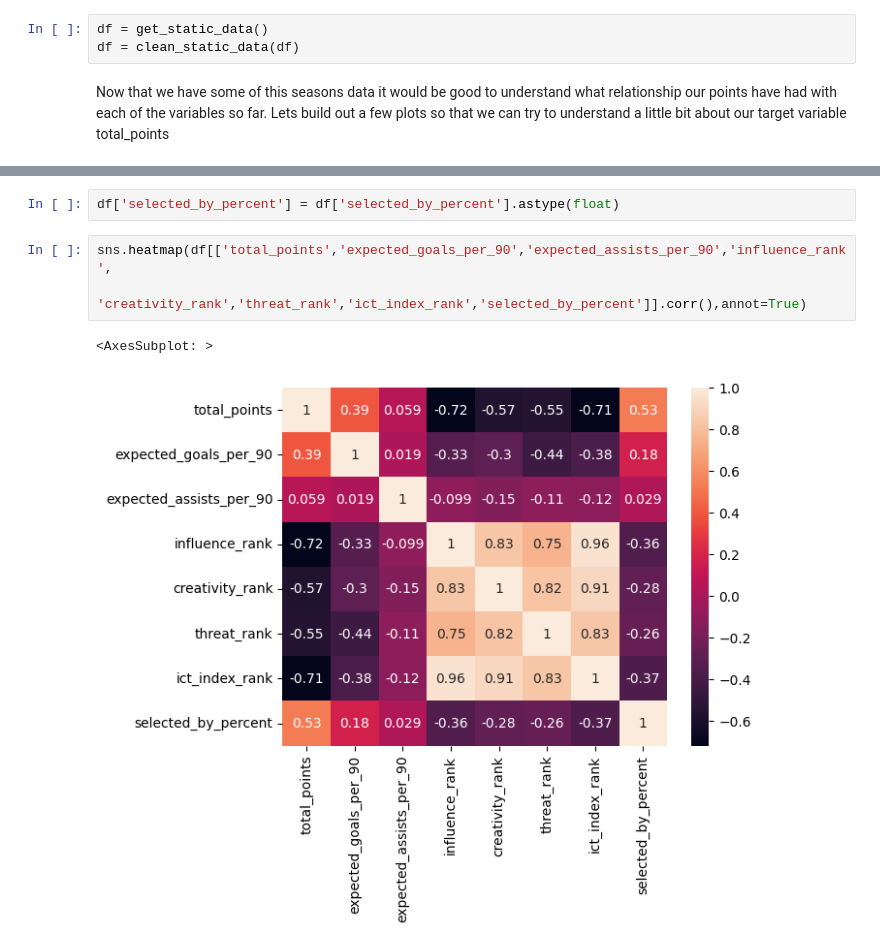
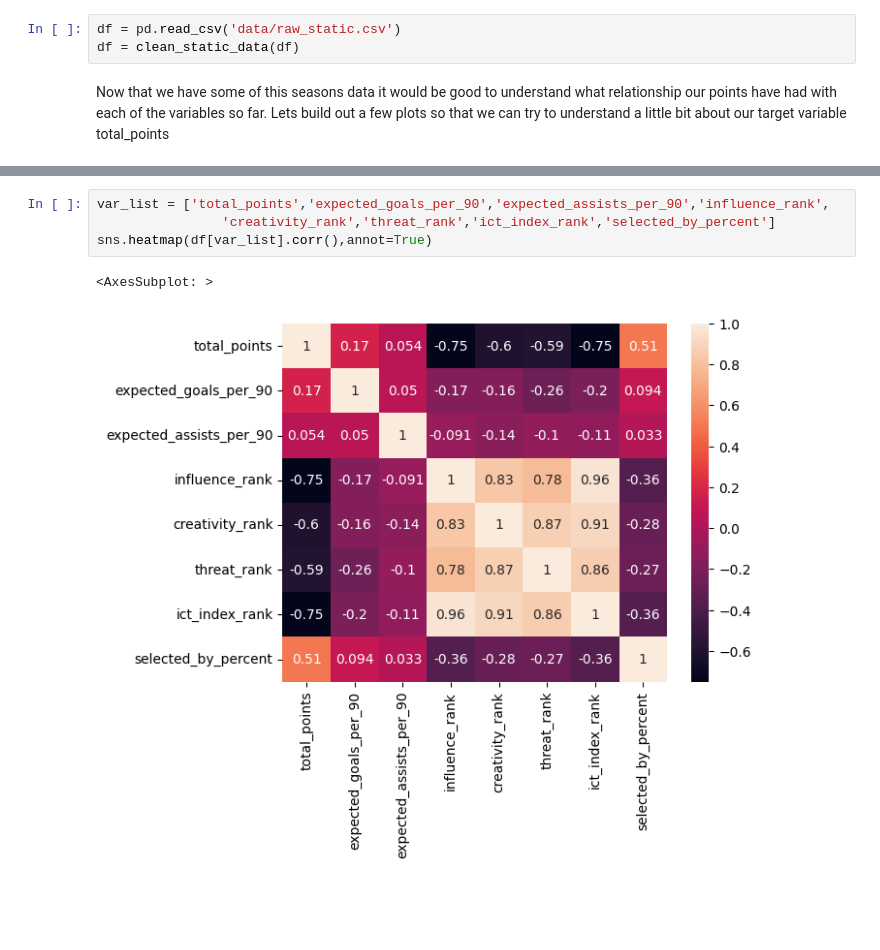
Before and after one commit to Benglennon123/fantasy_fpl, a Jupyter notebook: introduction.ipynb, the cells around one changed output, grey strips where cells are left out. Cells and saved outputs as stored; diff of their text form; blank space fills up the shorter version.

```diff
--- a/introduction.ipynb
+++ b/introduction.ipynb
@@ -52,5 +53,5 @@ Now this is in a format that is not great to work with luckily I have built a fu
 # %%
-df = get_static_data()
+df = pd.read_csv('data/raw_static.csv')
 df = clean_static_data(df)
 # %% [markdown]
 Now that we have some of this seasons data it would be good to understand what relationship our points have had with each of the variables so far. Lets build out a few plots so that we can try to understand a little bit about our target variable total_points
@@ -85,8 +74,7 @@ Index(['id', 'first_name', 'web_name', 'team', 'team_code', 'now_cost',
-# %%
-df['selected_by_percent'] = df['selected_by_percent'].astype(float)
 # %%
-sns.heatmap(df[['total_points','expected_goals_per_90','expected_assists_per_90','influence_rank',
-                'creativity_rank','threat_rank','ict_index_rank','selected_by_percent']].corr(),annot=True)
+var_list = ['total_points','expected_goals_per_90','expected_assists_per_90','influence_rank',
+                'creativity_rank','threat_rank','ict_index_rank','selected_by_percent']
+sns.heatmap(df[var_list].corr(),annot=True)
 # %% [output]
 <AxesSubplot: >
-[figure, old version]
+[figure, new version]
```
Also changed, not shown: parts of 18 cells of this notebook, 3 other files.
